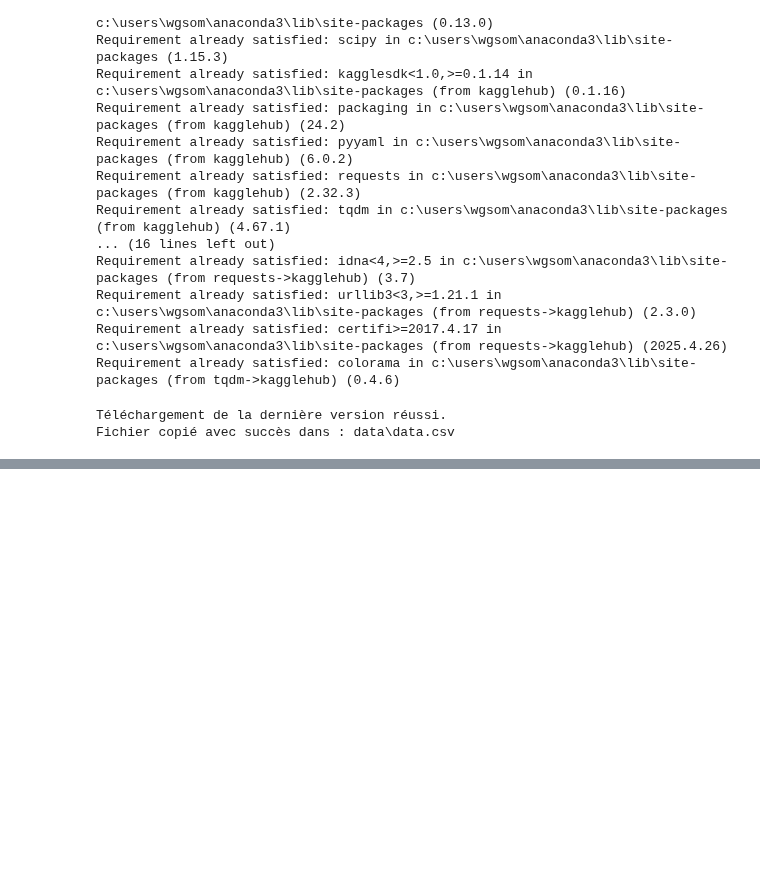
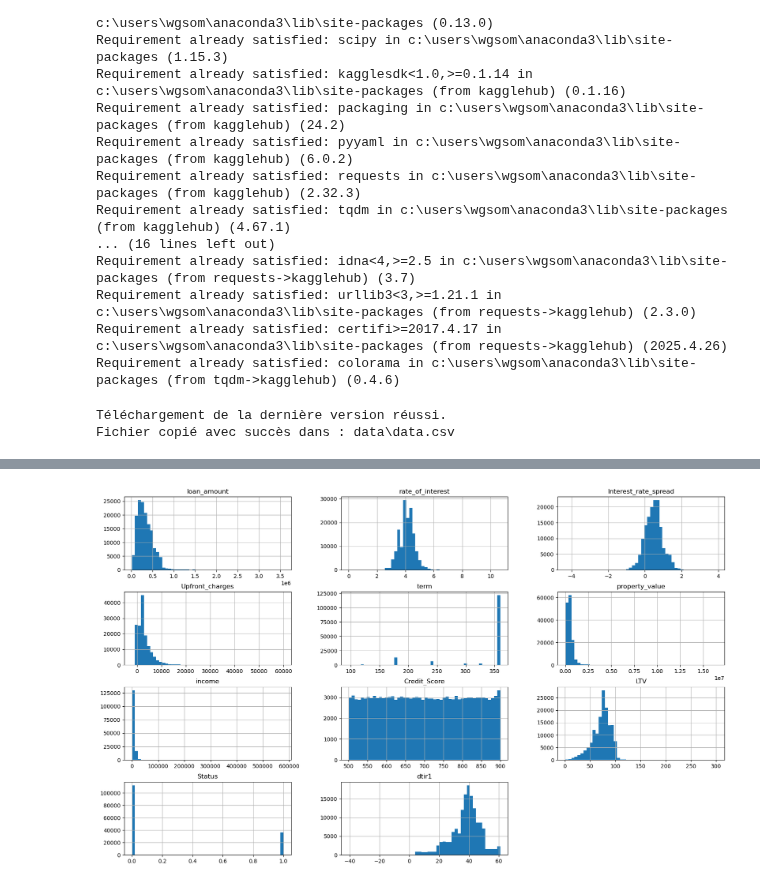
Before and after one commit to Wissem-Sahli-Engineer/CreditGuard-ML-Scoring, a Jupyter notebook: main.ipynb, the cells around one changed output, grey strips where cells are left out. Cells and saved outputs as stored; diff of their text form; code cells hidden in the pictures; blank space fills up the shorter version.

```diff
--- a/main.ipynb
+++ b/main.ipynb
@@ -63,3 +63,8 @@ except Exception as e :
 # %% [output]
 Téléchargement de la dernière version réussi.
 Fichier copié avec succès dans : data\data.csv
+# %%
+import pandas as pd
+
+df = pd.read_csv(data)
+df.head()
@@ -65,0 +128,2 @@ Fichier copié avec succès dans : data\data.csv
+# %%
+df = df.drop_duplicates()
@@ -65,0 +218,11 @@ Fichier copié avec succès dans : data\data.csv
+# %%
+print(df["Secured_by"].value_counts(),'\n')
+print(df["Security_Type"].value_counts(),'\n')
+print(df["construction_type"].value_counts(),'\n')
+
+df = df.drop(columns=['Security_Type','Secured_by','construction_type'])
+
+# Supprimer les colonnes inutiles ( id - year )
+df = df.drop(columns=['ID','year'])
+
+print("==> Supprimation finie des colonnes : ID - Year - Security - construction_type")
@@ -65,0 +251,3 @@ Fichier copié avec succès dans : data\data.csv
+# %%
+print(df[df['LTV'] > 500]['LTV'].value_counts())
+df = df[df['LTV'] <= 500]
@@ -65,0 +263,8 @@ Fichier copié avec succès dans : data\data.csv
+# %%
+import matplotlib.pyplot as plt
+import seaborn as sbn
+
+df.hist(bins=50, figsize=(20,12))
+plt.show()
+# %% [output]
+[figure, added]
```
Also changed, not shown: parts of 15 cells of this notebook, 4 other files.
